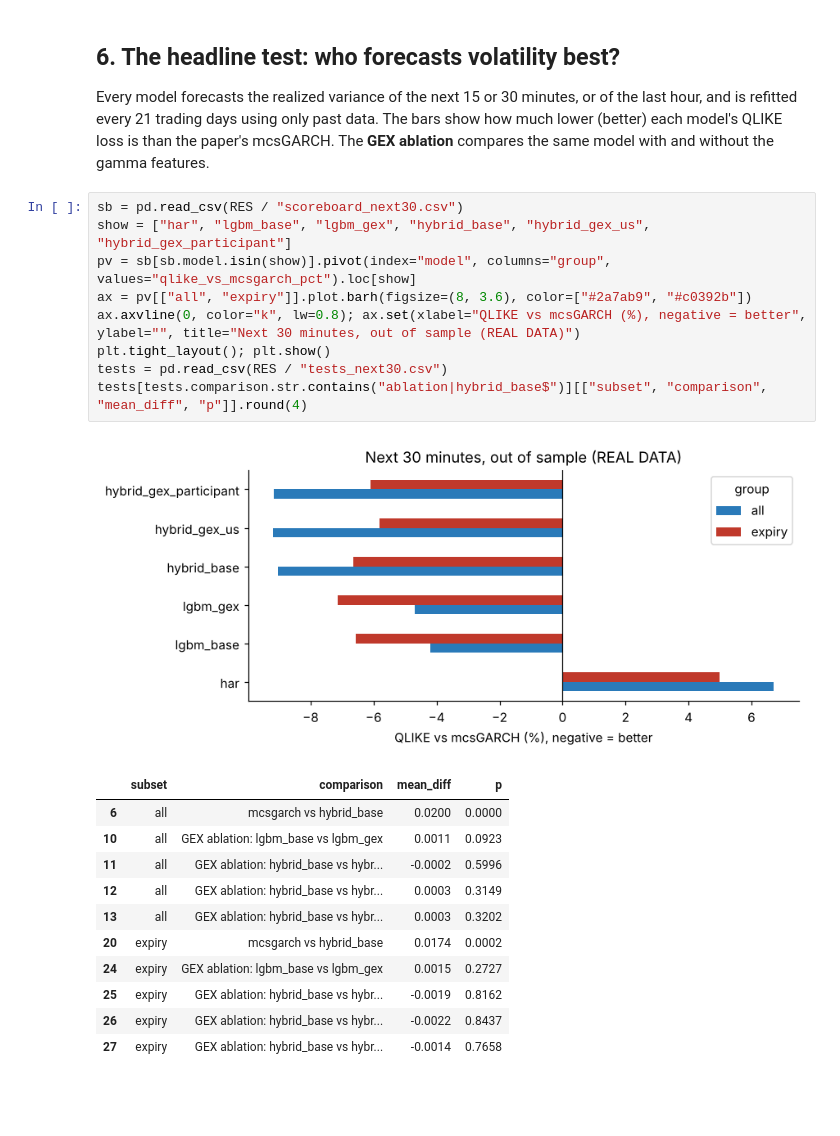
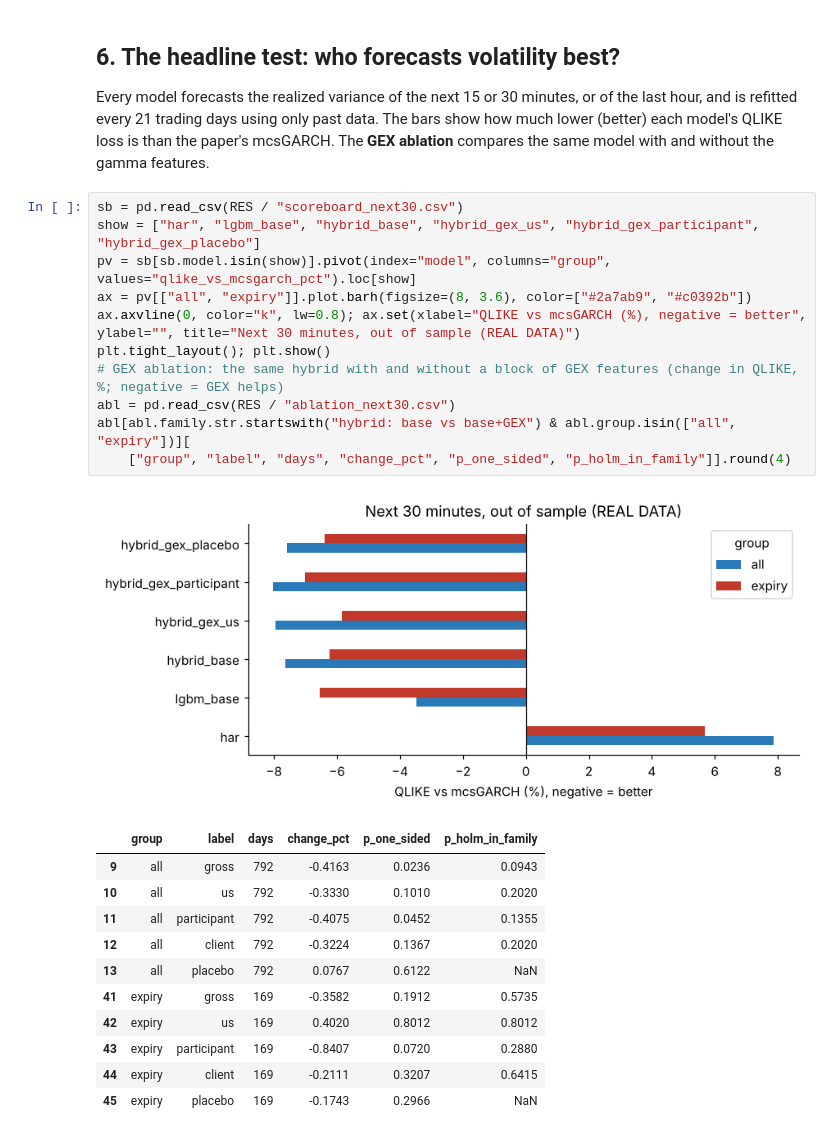
Before and after one commit to ShockXR/Nifty-Expiry-Gamma-Exposure, a Jupyter notebook: notebooks/01_real_data_tour.ipynb, the cells around one changed output. Saved outputs shown, nothing was run; the diff lists cells and outputs as text; blank space fills up the shorter version.

```diff
--- a/notebooks/01_real_data_tour.ipynb
+++ b/notebooks/01_real_data_tour.ipynb
@@ -154,26 +154,28 @@ axes[0].set_ylabel("mean squared return (x 1e-8, log scale)"); axes[0].legend();
 Every model forecasts the realized variance of the next 15 or 30 minutes, or of the last hour, and is refitted every 21 trading days using only past data. The bars show how much lower (better) each model's QLIKE loss is than the paper's mcsGARCH. The **GEX ablation** compares the same model with and without the gamma features.
 # %%
 sb = pd.read_csv(RES / "scoreboard_next30.csv")
-show = ["har", "lgbm_base", "lgbm_gex", "hybrid_base", "hybrid_gex_us", "hybrid_gex_participant"]
+show = ["har", "lgbm_base", "hybrid_base", "hybrid_gex_us", "hybrid_gex_participant", "hybrid_gex_placebo"]
 pv = sb[sb.model.isin(show)].pivot(index="model", columns="group", values="qlike_vs_mcsgarch_pct").loc[show]
 ax = pv[["all", "expiry"]].plot.barh(figsize=(8, 3.6), color=["#2a7ab9", "#c0392b"])
 ax.axvline(0, color="k", lw=0.8); ax.set(xlabel="QLIKE vs mcsGARCH (%), negative = better", ylabel="", title="Next 30 minutes, out of sample (REAL DATA)")
 plt.tight_layout(); plt.show()
-tests = pd.read_csv(RES / "tests_next30.csv")
-tests[tests.comparison.str.contains("ablation|hybrid_base$")][["subset", "comparison", "mean_diff", "p"]].round(4)
+# GEX ablation: the same hybrid with and without a block of GEX features (change in QLIKE, %; negative = GEX helps)
+abl = pd.read_csv(RES / "ablation_next30.csv")
+abl[abl.family.str.startswith("hybrid: base vs base+GEX") & abl.group.isin(["all", "expiry"])][
+    ["group", "label", "days", "change_pct", "p_one_sided", "p_holm_in_family"]].round(4)
 # %% [output]
-[figure, old version]
+[figure, new version]
-|  | subset | comparison | mean_diff | p |
-| 6 | all | mcsgarch vs hybrid_base | 0.0200 | 0.0000 |
-| 10 | all | GEX ablation: lgbm_base vs lgbm_gex | 0.0011 | 0.0923 |
-| 11 | all | GEX ablation: hybrid_base vs hybr... | -0.0002 | 0.5996 |
-| 12 | all | GEX ablation: hybrid_base vs hybr... | 0.0003 | 0.3149 |
-| 13 | all | GEX ablation: hybrid_base vs hybr... | 0.0003 | 0.3202 |
-| 20 | expiry | mcsgarch vs hybrid_base | 0.0174 | 0.0002 |
-| 24 | expiry | GEX ablation: lgbm_base vs lgbm_gex | 0.0015 | 0.2727 |
-| 25 | expiry | GEX ablation: hybrid_base vs hybr... | -0.0019 | 0.8162 |
-| 26 | expiry | GEX ablation: hybrid_base vs hybr... | -0.0022 | 0.8437 |
-| 27 | expiry | GEX ablation: hybrid_base vs hybr... | -0.0014 | 0.7658 |
+|  | group | label | days | change_pct | p_one_sided | p_holm_in_family |
+| 9 | all | gross | 792 | -0.4163 | 0.0236 | 0.0943 |
+| 10 | all | us | 792 | -0.3330 | 0.1010 | 0.2020 |
+| 11 | all | participant | 792 | -0.4075 | 0.0452 | 0.1355 |
+| 12 | all | client | 792 | -0.3224 | 0.1367 | 0.2020 |
+| 13 | all | placebo | 792 | 0.0767 | 0.6122 | NaN |
+| 41 | expiry | gross | 169 | -0.3582 | 0.1912 | 0.5735 |
+| 42 | expiry | us | 169 | 0.4020 | 0.8012 | 0.8012 |
+| 43 | expiry | participant | 169 | -0.8407 | 0.0720 | 0.2880 |
+| 44 | expiry | client | 169 | -0.2111 | 0.3207 | 0.6415 |
+| 45 | expiry | placebo | 169 | -0.1743 | 0.2966 | NaN |
 # %% [markdown]
 ## What to take away
 
```
Also changed, not shown: parts of 1 cell of this notebook.
